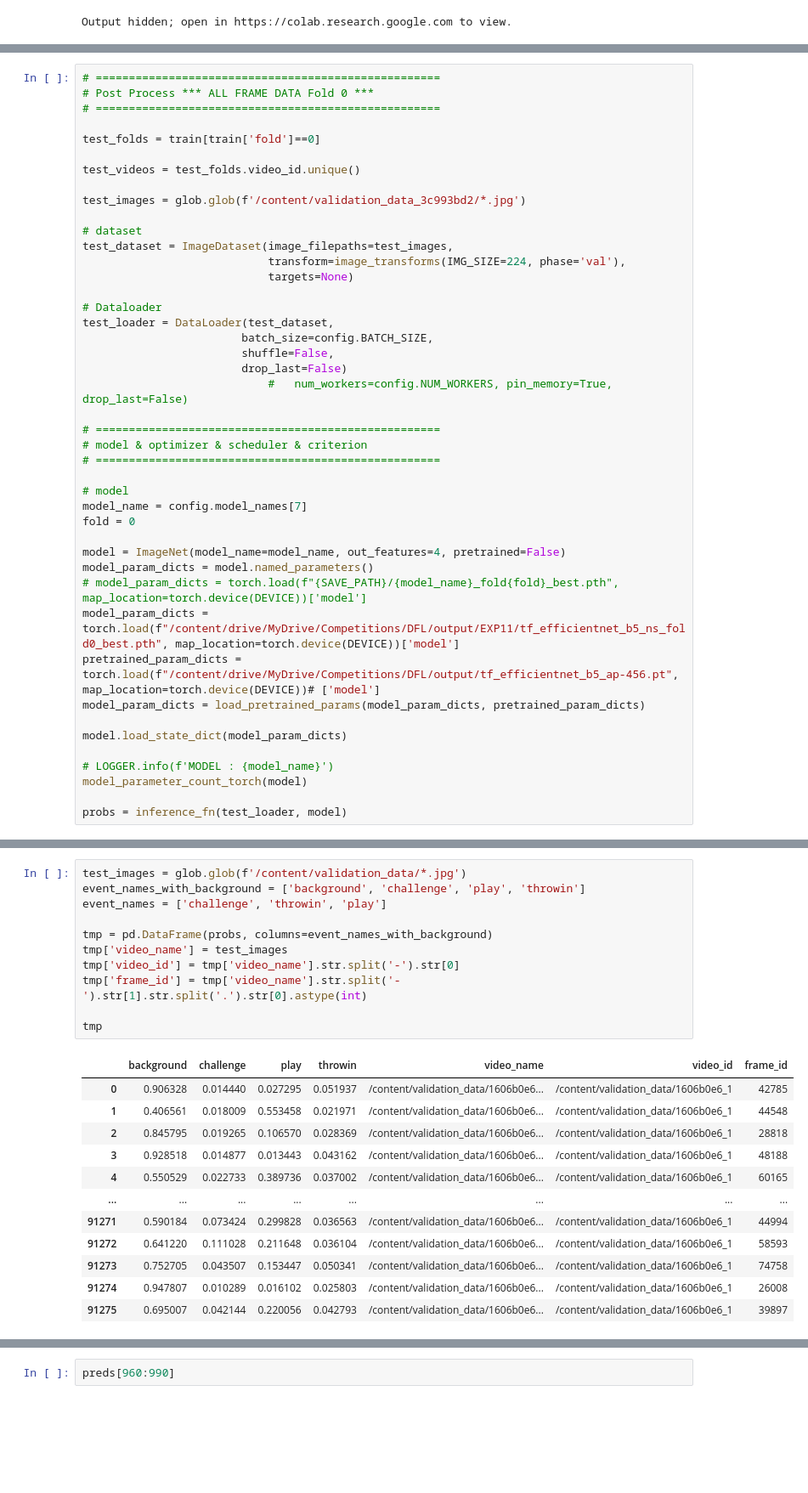
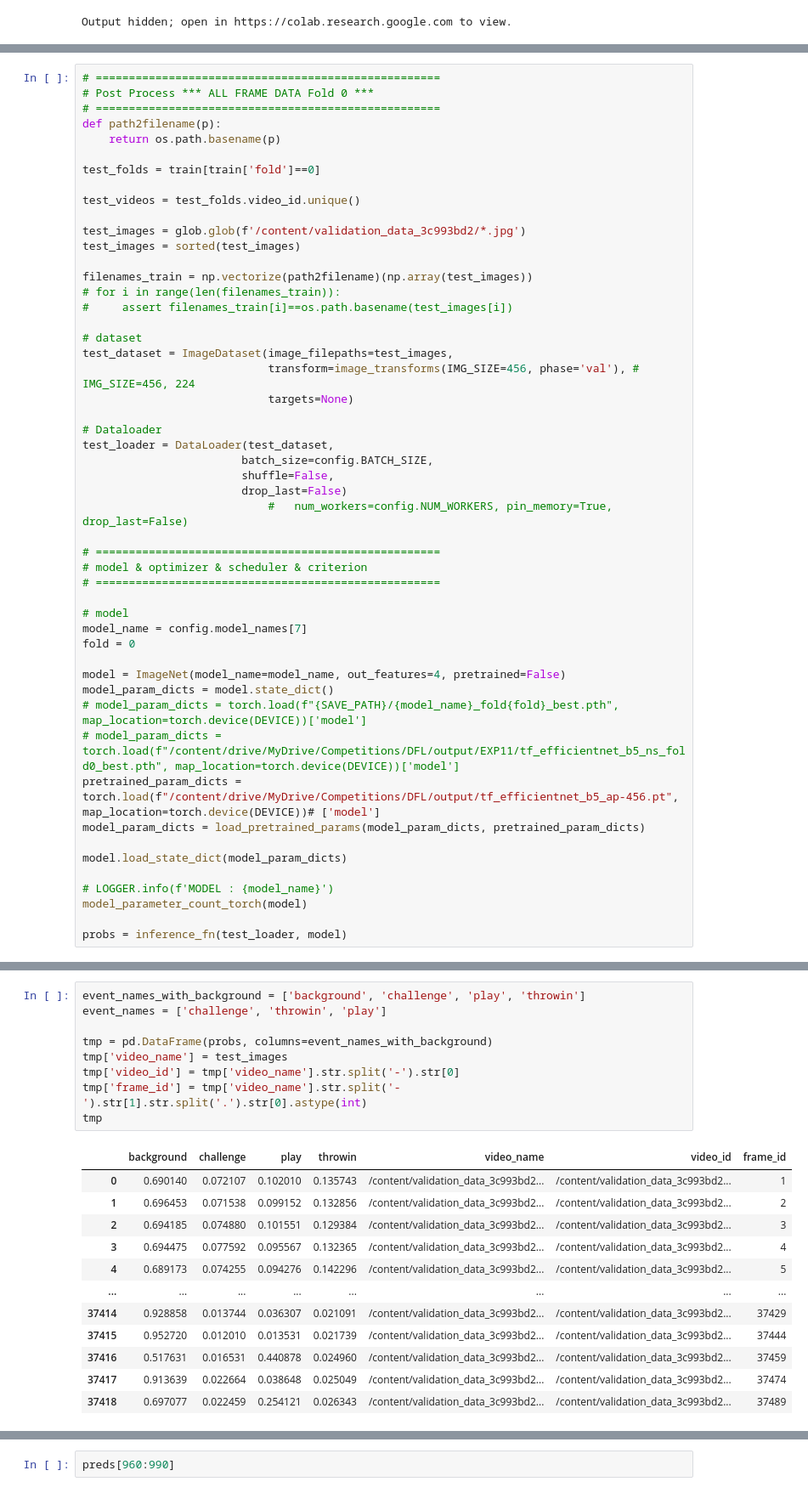
Before and after one commit to gorixer/DFL, a Jupyter notebook: src/exp17_multihead.ipynb, the cells around one changed output, grey strips where cells are left out. Shown at 85% size. Saved outputs shown, nothing was run; the diff lists cells and outputs as text; blank space fills up the shorter version.

Commit message:
0905-validation

```diff
--- a/src/exp17_multihead.ipynb
+++ b/src/exp17_multihead.ipynb
@@ -2253,16 +2196,23 @@ def make_sub(prob, filenames):
 # ====================================================
 # Post Process *** ALL FRAME DATA Fold 0 ***
 # ====================================================
+def path2filename(p):
+    return os.path.basename(p)
 
 test_folds = train[train['fold']==0]
 
 test_videos = test_folds.video_id.unique()
 
 test_images = glob.glob(f'/content/validation_data_3c993bd2/*.jpg')
+test_images = sorted(test_images)
+
+filenames_train = np.vectorize(path2filename)(np.array(test_images))
+# for i in range(len(filenames_train)):
+#     assert filenames_train[i]==os.path.basename(test_images[i])
 
 # dataset
 test_dataset = ImageDataset(image_filepaths=test_images,
-                            transform=image_transforms(IMG_SIZE=224, phase='val'),
+                            transform=image_transforms(IMG_SIZE=456, phase='val'), # IMG_SIZE=456, 224
                             targets=None)
 
 # Dataloader
@@ -2281,9 +2231,9 @@ model_name = config.model_names[7]
 fold = 0
 
 model = ImageNet(model_name=model_name, out_features=4, pretrained=False)
-model_param_dicts = model.named_parameters()
+model_param_dicts = model.state_dict()
 # model_param_dicts = torch.load(f"{SAVE_PATH}/{model_name}_fold{fold}_best.pth", map_location=torch.device(DEVICE))['model']
-model_param_dicts = torch.load(f"/content/drive/MyDrive/Competitions/DFL/output/EXP11/tf_efficientnet_b5_ns_fold0_best.pth", map_location=torch.device(DEVICE))['model']
+# model_param_dicts = torch.load(f"/content/drive/MyDrive/Competitions/DFL/output/EXP11/tf_efficientnet_b5_ns_fold0_best.pth", map_location=torch.device(DEVICE))['model']
 pretrained_param_dicts = torch.load(f"/content/drive/MyDrive/Competitions/DFL/output/tf_efficientnet_b5_ap-456.pt", map_location=torch.device(DEVICE))# ['model']
 model_param_dicts = load_pretrained_params(model_param_dicts, pretrained_param_dicts)
 
@@ -2300,24 +2248,22 @@ pd.to_pickle(probs, f'{OUTPUT_PATH}/notebook_model_3c993bd2_pred-fold0-effb5.pkl
 # %%
-test_images = glob.glob(f'/content/validation_data/*.jpg')
 event_names_with_background = ['background', 'challenge', 'play', 'throwin']
 event_names = ['challenge', 'throwin', 'play']
 
 tmp = pd.DataFrame(probs, columns=event_names_with_background)
 tmp['video_name'] = test_images
 tmp['video_id'] = tmp['video_name'].str.split('-').str[0]
 tmp['frame_id'] = tmp['video_name'].str.split('-').str[1].str.split('.').str[0].astype(int)
-
 tmp
 # %% [output]
 |  | background | challenge | play | throwin | video_name | video_id | frame_id |
-| 0 | 0.906328 | 0.014440 | 0.027295 | 0.051937 | /content/validation_data/1606b0e6... | /content/validation_data/1606b0e6_1 | 42785 |
-| 1 | 0.406561 | 0.018009 | 0.553458 | 0.021971 | /content/validation_data/1606b0e6... | /content/validation_data/1606b0e6_1 | 44548 |
-| 2 | 0.845795 | 0.019265 | 0.106570 | 0.028369 | /content/validation_data/1606b0e6... | /content/validation_data/1606b0e6_1 | 28818 |
-| 3 | 0.928518 | 0.014877 | 0.013443 | 0.043162 | /content/validation_data/1606b0e6... | /content/validation_data/1606b0e6_1 | 48188 |
-| 4 | 0.550529 | 0.022733 | 0.389736 | 0.037002 | /content/validation_data/1606b0e6... | /content/validation_data/1606b0e6_1 | 60165 |
+| 0 | 0.690140 | 0.072107 | 0.102010 | 0.135743 | /content/validation_data_3c993bd2... | /content/validation_data_3c993bd2... | 1 |
+| 1 | 0.696453 | 0.071538 | 0.099152 | 0.132856 | /content/validation_data_3c993bd2... | /content/validation_data_3c993bd2... | 2 |
+| 2 | 0.694185 | 0.074880 | 0.101551 | 0.129384 | /content/validation_data_3c993bd2... | /content/validation_data_3c993bd2... | 3 |
+| 3 | 0.694475 | 0.077592 | 0.095567 | 0.132365 | /content/validation_data_3c993bd2... | /content/validation_data_3c993bd2... | 4 |
+| 4 | 0.689173 | 0.074255 | 0.094276 | 0.142296 | /content/validation_data_3c993bd2... | /content/validation_data_3c993bd2... | 5 |
 | ... | ... | ... | ... | ... | ... | ... | ... |
-| 91271 | 0.590184 | 0.073424 | 0.299828 | 0.036563 | /content/validation_data/1606b0e6... | /content/validation_data/1606b0e6_1 | 44994 |
-| 91272 | 0.641220 | 0.111028 | 0.211648 | 0.036104 | /content/validation_data/1606b0e6... | /content/validation_data/1606b0e6_1 | 58593 |
-| 91273 | 0.752705 | 0.043507 | 0.153447 | 0.050341 | /content/validation_data/1606b0e6... | /content/validation_data/1606b0e6_1 | 74758 |
-| 91274 | 0.947807 | 0.010289 | 0.016102 | 0.025803 | /content/validation_data/1606b0e6... | /content/validation_data/1606b0e6_1 | 26008 |
-| 91275 | 0.695007 | 0.042144 | 0.220056 | 0.042793 | /content/validation_data/1606b0e6... | /content/validation_data/1606b0e6_1 | 39897 |
+| 37414 | 0.928858 | 0.013744 | 0.036307 | 0.021091 | /content/validation_data_3c993bd2... | /content/validation_data_3c993bd2... | 37429 |
+| 37415 | 0.952720 | 0.012010 | 0.013531 | 0.021739 | /content/validation_data_3c993bd2... | /content/validation_data_3c993bd2... | 37444 |
+| 37416 | 0.517631 | 0.016531 | 0.440878 | 0.024960 | /content/validation_data_3c993bd2... | /content/validation_data_3c993bd2... | 37459 |
+| 37417 | 0.913639 | 0.022664 | 0.038648 | 0.025049 | /content/validation_data_3c993bd2... | /content/validation_data_3c993bd2... | 37474 |
+| 37418 | 0.697077 | 0.022459 | 0.254121 | 0.026343 | /content/validation_data_3c993bd2... | /content/validation_data_3c993bd2... | 37489 |
```
Also changed, not shown: parts of 19 cells of this notebook.
